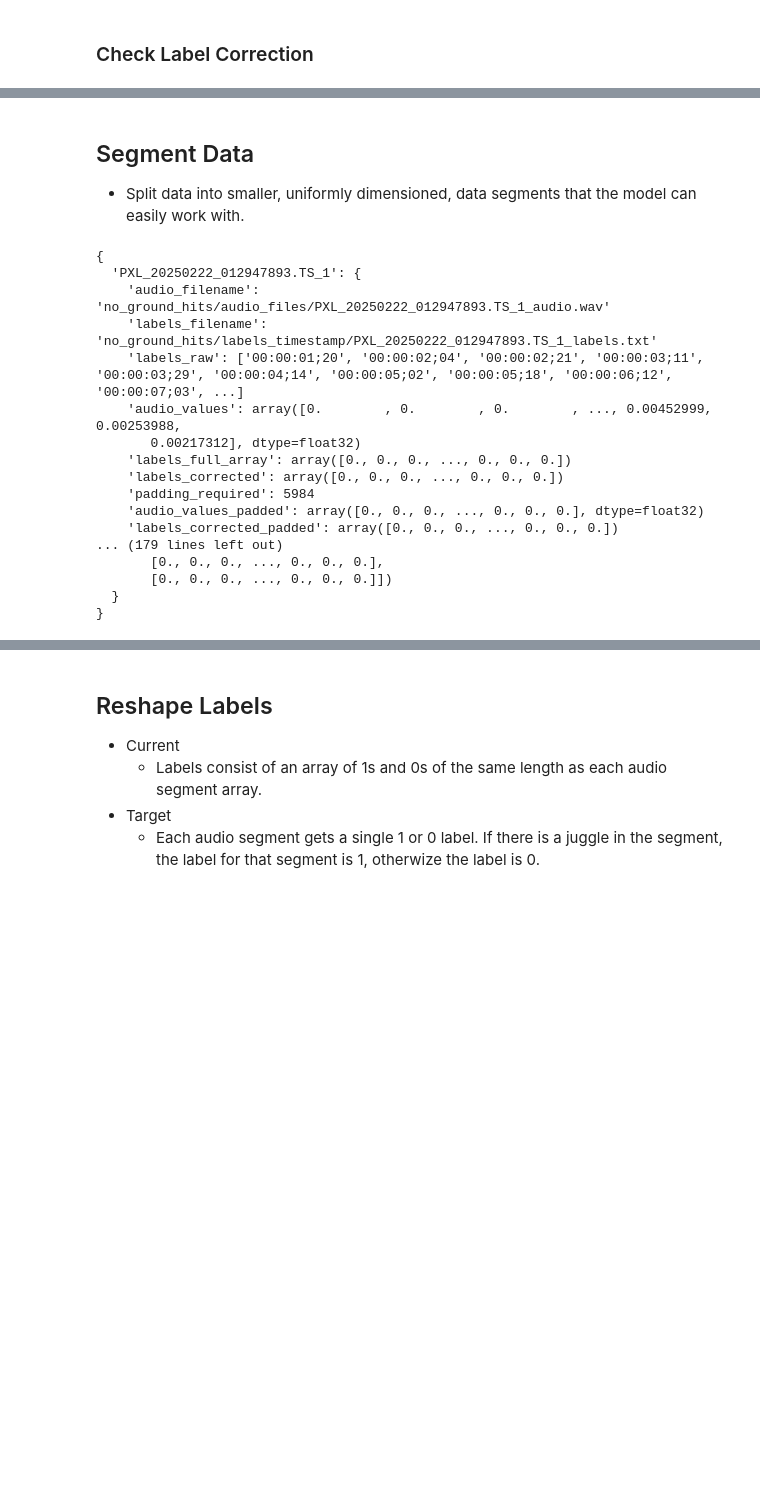
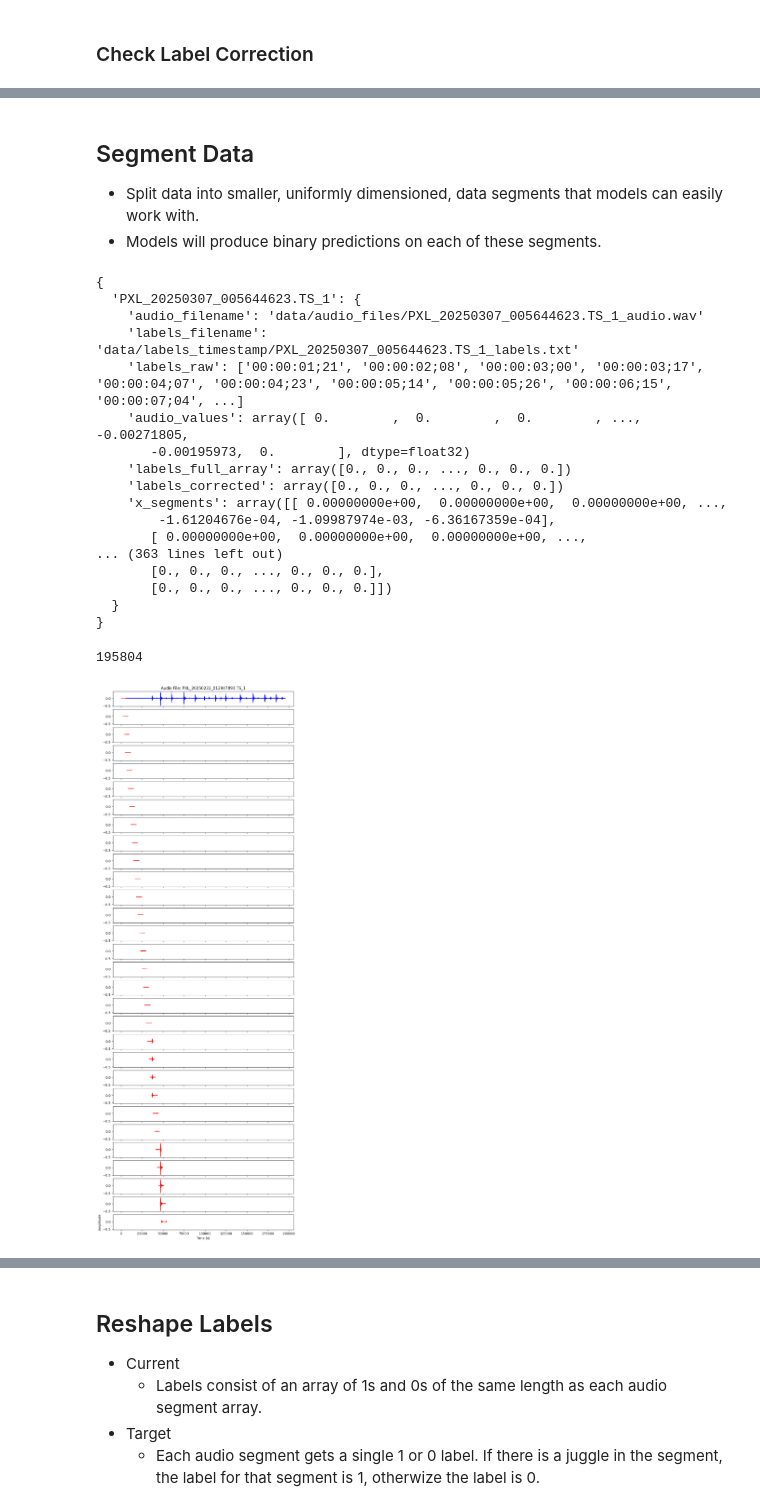
Before and after one commit to middlec000/bat_jester_model_training, a Jupyter notebook: 01_data_reformatting.ipynb, the cells around one changed output, grey strips where cells are left out. Cells and saved outputs as stored; diff of their text form; code cells hidden in the pictures; blank space fills up the shorter version.

```diff
--- a/01_data_reformatting.ipynb
+++ b/01_data_reformatting.ipynb
@@ -530,3 +433,4 @@ plt.show()
 # %% [markdown]
 ## Segment Data
-- Split data into smaller, uniformly dimensioned, data segments that the model can easily work with.
+- Split data into smaller, uniformly dimensioned, data segments that models can easily work with.
+- Models will produce binary predictions on each of these segments.
@@ -543,31 +496,74 @@ def get_window_segments(array, window_size):
 # %%
 for base_name in tracker:
-  tracker[base_name]["x"] = get_window_segments(
-      array=tracker[base_name]["audio_values_padded"],
+  tracker[base_name]["x_segments"] = python_utils.segment_array(
+      array_to_segment=tracker[base_name]["audio_values"],
       window_size=WINDOW_SIZE,
+      window_overlap=WINDOW_OVERLAP,
   )
-  tracker[base_name]["y_segments"] = get_window_segments(
-      array=tracker[base_name]["labels_corrected_padded"],
+  tracker[base_name]["y_segments"] = python_utils.segment_array(
+      array_to_segment=tracker[base_name]["labels_full_array"],
       window_size=WINDOW_SIZE,
+      window_overlap=WINDOW_OVERLAP,
   )
 
 
 python_utils.custom_print(tracker)
 # %% [output]
 {
-  'PXL_20250222_012947893.TS_1': {
-    'audio_filename': 'no_ground_hits/audio_files/PXL_20250222_012947893.TS_1_audio.wav'
-    'labels_filename': 'no_ground_hits/labels_timestamp/PXL_20250222_012947893.TS_1_labels.txt'
-    'labels_raw': ['00:00:01;20', '00:00:02;04', '00:00:02;21', '00:00:03;11', '00:00:03;29', '00:00:04;14', '00:00:05;02', '00:00:05;18', '00:00:06;12', '00:00:07;03', ...]
-    'audio_values': array([0.        , 0.        , 0.        , ..., 0.00452999, 0.00253988,
-       0.00217312], dtype=float32)
+  'PXL_20250307_005644623.TS_1': {
+    'audio_filename': 'data/audio_files/PXL_20250307_005644623.TS_1_audio.wav'
+    'labels_filename': 'data/labels_timestamp/PXL_20250307_005644623.TS_1_labels.txt'
+    'labels_raw': ['00:00:01;21', '00:00:02;08', '00:00:03;00', '00:00:03;17', '00:00:04;07', '00:00:04;23', '00:00:05;14', '00:00:05;26', '00:00:06;15', '00:00:07;04', ...]
+    'audio_values': array([ 0.        ,  0.        ,  0.        , ..., -0.00271805,
+       -0.00195973,  0.        ], dtype=float32)
     'labels_full_array': array([0., 0., 0., ..., 0., 0., 0.])
     'labels_corrected': array([0., 0., 0., ..., 0., 0., 0.])
-    'padding_required': 5984
-    'audio_values_padded': array([0., 0., 0., ..., 0., 0., 0.], dtype=float32)
-    'labels_corrected_padded': array([0., 0., 0., ..., 0., 0., 0.])
-... (179 lines left out)
+    'x_segments': array([[ 0.00000000e+00,  0.00000000e+00,  0.00000000e+00, ...,
+        -1.61204676e-04, -1.09987974e-03, -6.36167359e-04],
+       [ 0.00000000e+00,  0.00000000e+00,  0.00000000e+00, ...,
+... (363 lines left out)
        [0., 0., 0., ..., 0., 0., 0.],
        [0., 0., 0., ..., 0., 0., 0.]])
   }
 }
+# %%
+# Check all segments are of equal length
+for base_name in tracker:
+  for i in range(len(tracker[base_name]["y_segments"])):
+    if len(tracker[base_name]["y_segments"][i]) != WINDOW_SIZE:
+      print(f"y for segment {i} for {base_name} is not of length {WINDOW_SIZE}.")
+    if len(tracker[base_name]["x_segments"][i]) != WINDOW_SIZE:
+      print(f"x for segment {i} for {base_name} is not of length {WINDOW_SIZE}.")
+# %%
+# Check segments are overlapped as expected
+base_name = 'PXL_20250222_012947893.TS_1'
+print(len(tracker[base_name]["audio_values"]))
+n = 30
+
+fig, ax = plt.subplots(ncols=1, nrows=n, sharex=True, sharey=True)
+# x_axis_labels = [i / SAMPLE_RATE for i in range(len(tracker[base_name]["audio_values"]))]
+pd.Series(tracker[base_name]["audio_values"]).plot(
+    figsize=(10, n),
+    lw=1,
+    title=f"Audio File: {base_name}",
+    color='blue',
+    label='Raw Audio',
+    ax=ax[0],
+)
+for i in range(n):
+    segment_start_index = i * (1.0 - WINDOW_OVERLAP) * WINDOW_SIZE
+    # print(segment_start_index)
+    segment_index = range(int(segment_start_index), int(segment_start_index + WINDOW_SIZE))
+    pd.Series(tracker[base_name]["x_segments"][i], index=segment_index).plot(
+        lw=1,
+        color='red',
+        label='Segment',
+        ax=ax[i],
+    )
+plt.xlabel("Time (s)")
+plt.ylabel("Amplitude")
+# plt.legend()
+plt.show()
+# %% [output]
+195804
+[figure, added]
```
Also changed, not shown: parts of 25 cells of this notebook, 10 other files.
